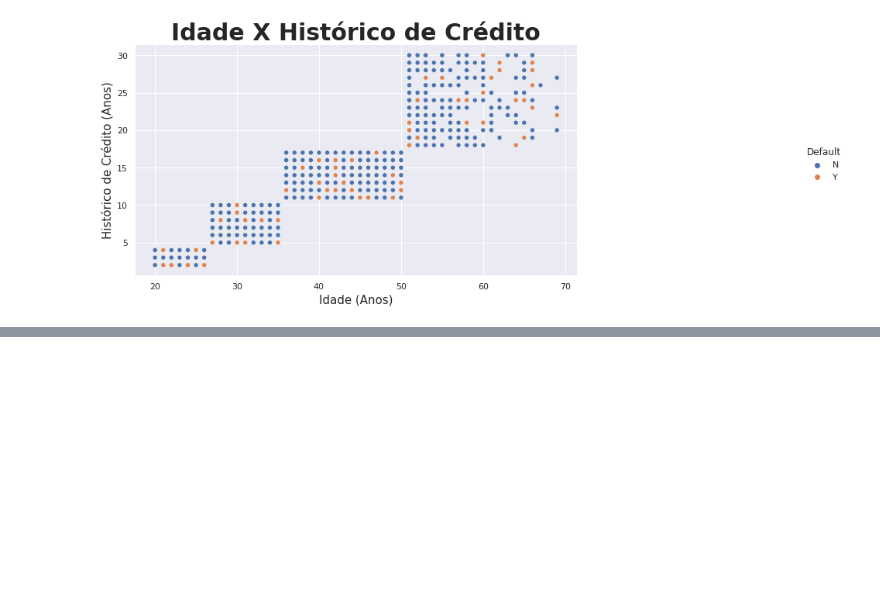
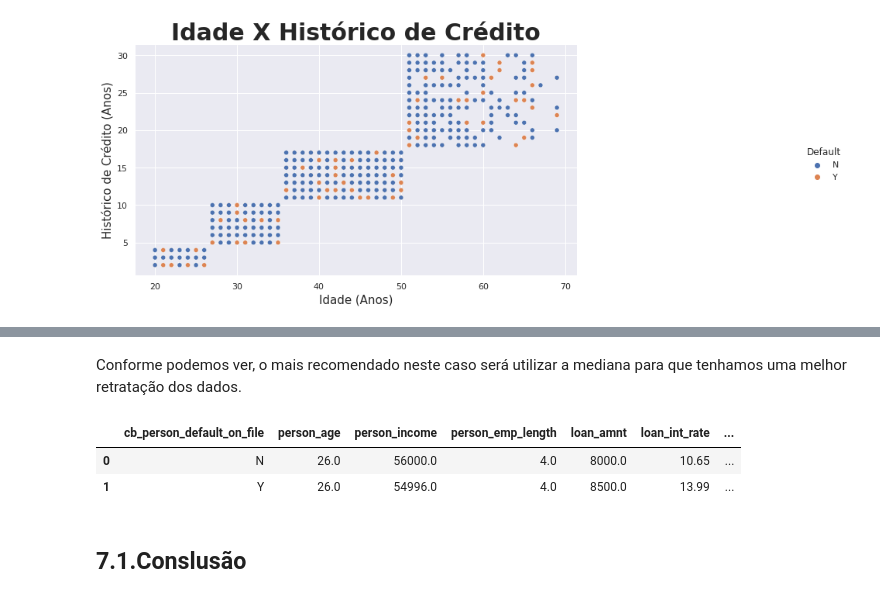
Before and after one commit to j2evaldo/dio, a Jupyter notebook: EDA_DIO.ipynb, the cells around one changed output, grey strips where cells are left out. Drawn from its saved outputs; the diff is of its cells as text; code cells hidden in the pictures; blank space fills up the shorter version.

```diff
--- a/EDA_DIO.ipynb
+++ b/EDA_DIO.ipynb
@@ -461,0 +501,10 @@ grafico.figure.set_size_inches(15,5)
+# %% [markdown]
+Conforme podemos ver, o mais recomendado neste caso será utilizar a mediana para que tenhamos uma melhor retratação dos dados.
+# %%
+df3.groupby(['cb_person_default_on_file'], as_index= False).median()
+# %% [output]
+|  | cb_person_default_on_file | person_age | person_income | person_emp_length | loan_amnt | loan_int_rate | ... |
+| 0 | N | 26.0 | 56000.0 | 4.0 | 8000.0 | 10.65 | ... |
+| 1 | Y | 26.0 | 54996.0 | 4.0 | 8500.0 | 13.99 | ... |
+# %% [markdown]
+## **7.1.Conslusão**
```
Also changed, not shown: parts of 19 cells of this notebook, 1 other file.
